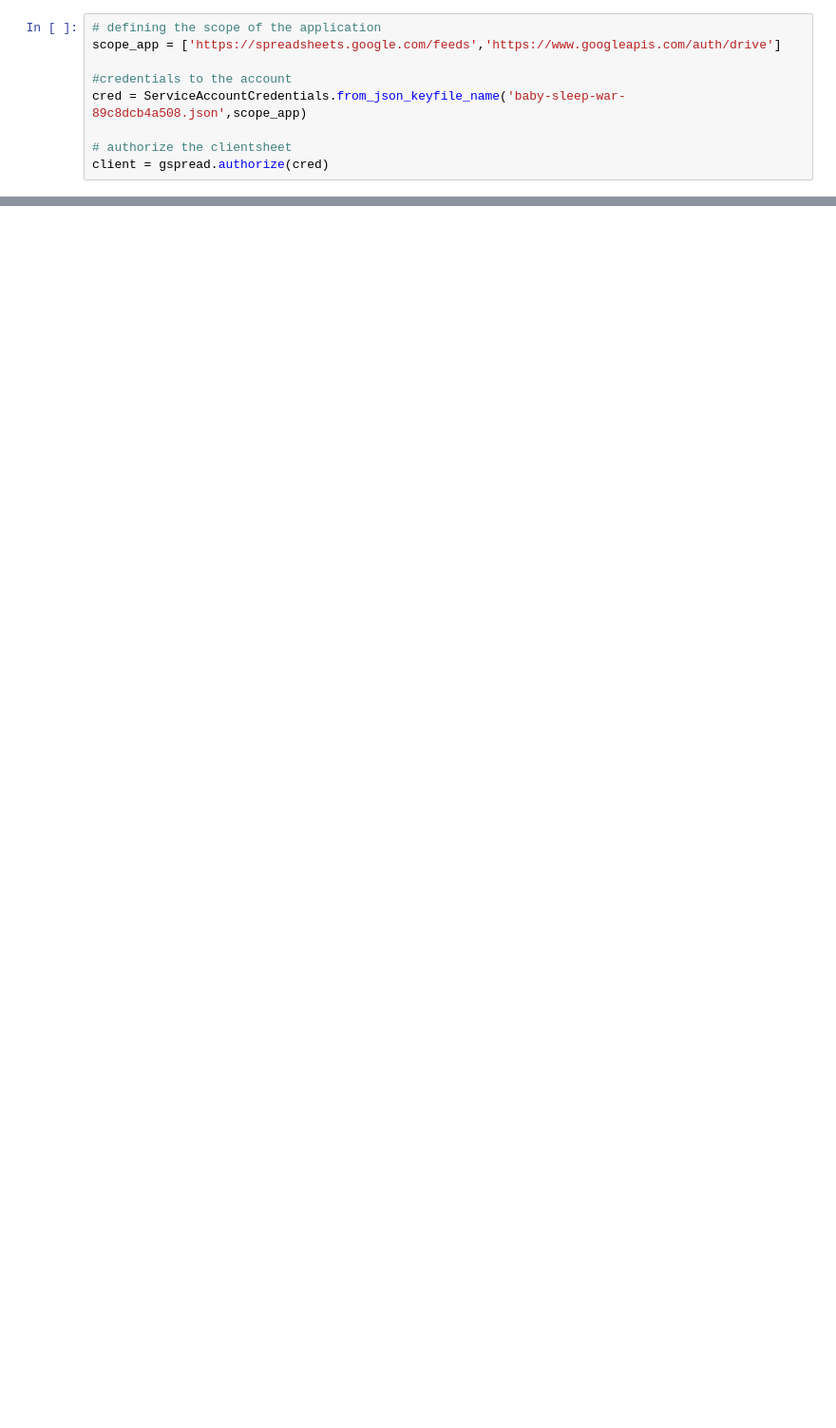
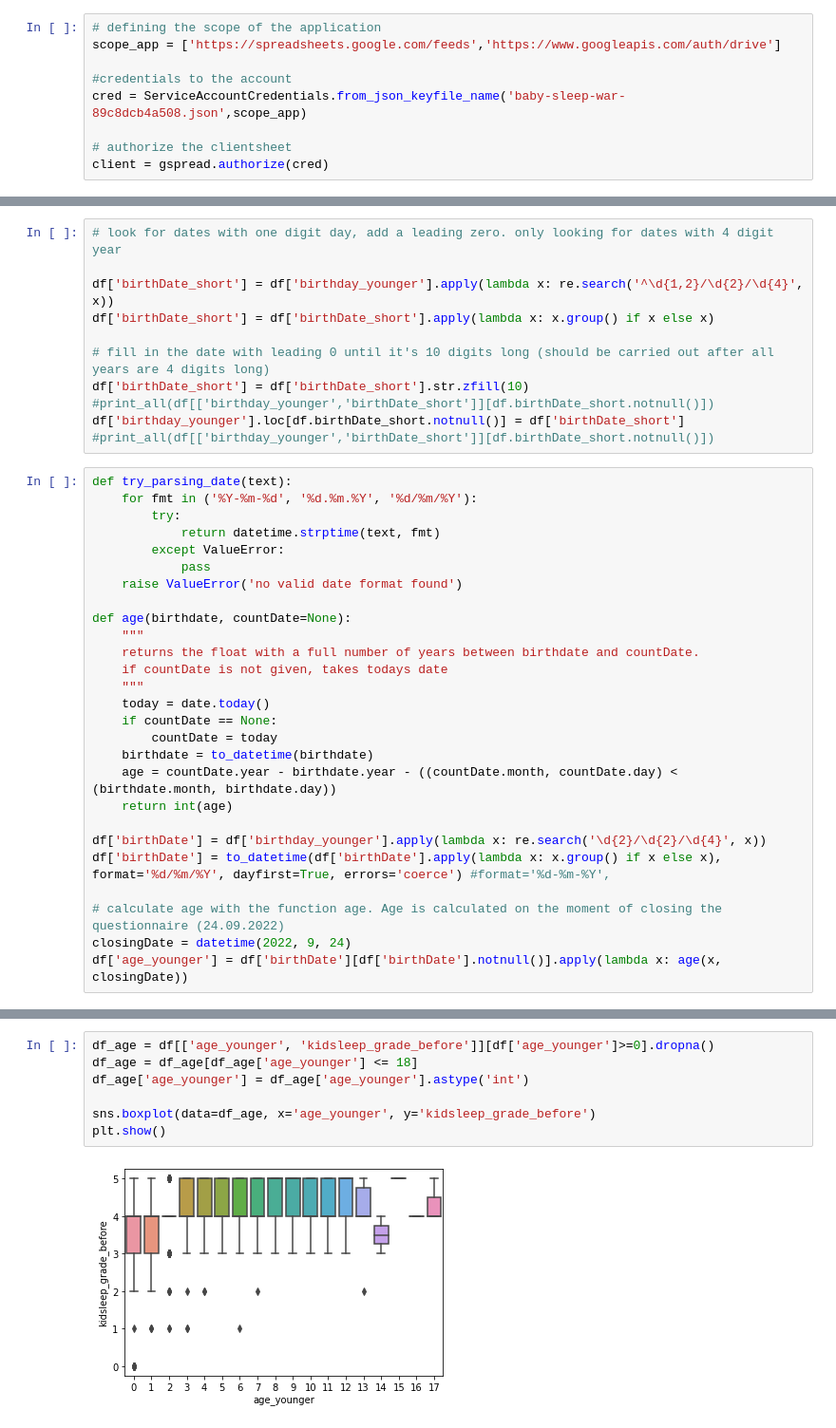
Before and after one commit to hexann666/baby-sleep_war, a Jupyter notebook: code/baby-sleep_war.ipynb, the cells around one changed output, grey strips where cells are left out. Shown at 95% size. Saved outputs shown, nothing was run; the diff lists cells and outputs as text; blank space fills up the shorter version.

```diff
--- a/code/baby-sleep_war.ipynb
+++ b/code/baby-sleep_war.ipynb
@@ -249,0 +423,38 @@ columns_eng = ['timestamp'
+# %%
+# look for dates with one digit day, add a leading zero. only looking for dates with 4 digit year
+
+df['birthDate_short'] = df['birthday_younger'].apply(lambda x: re.search('^\d{1,2}/\d{2}/\d{4}', x))
+df['birthDate_short'] = df['birthDate_short'].apply(lambda x: x.group() if x else x)
+
+# fill in the date with leading 0 until it's 10 digits long (should be carried out after all years are 4 digits long)
+df['birthDate_short'] = df['birthDate_short'].str.zfill(10)
+#print_all(df[['birthday_younger','birthDate_short']][df.birthDate_short.notnull()])
+df['birthday_younger'].loc[df.birthDate_short.notnull()] = df['birthDate_short']
+#print_all(df[['birthday_younger','birthDate_short']][df.birthDate_short.notnull()])
+# %%
+def try_parsing_date(text):
+    for fmt in ('%Y-%m-%d', '%d.%m.%Y', '%d/%m/%Y'):
+        try:
+            return datetime.strptime(text, fmt)
+        except ValueError:
+            pass
+    raise ValueError('no valid date format found')
+
+def age(birthdate, countDate=None):
+    """
+    returns the float with a full number of years between birthdate and countDate.
+    if countDate is not given, takes todays date
+    """
+    today = date.today()
+    if countDate == None:
+        countDate = today
+    birthdate = to_datetime(birthdate)
+    age = countDate.year - birthdate.year - ((countDate.month, countDate.day) < (birthdate.month, birthdate.day))
+    return int(age)
+
+df['birthDate'] = df['birthday_younger'].apply(lambda x: re.search('\d{2}/\d{2}/\d{4}', x))
+df['birthDate'] = to_datetime(df['birthDate'].apply(lambda x: x.group() if x else x), format='%d/%m/%Y', dayfirst=True, errors='coerce') #format='%d-%m-%Y',
+
+# calculate age with the function age. Age is calculated on the moment of closing the questionnaire (24.09.2022)
+closingDate = datetime(2022, 9, 24)
+df['age_younger'] = df['birthDate'][df['birthDate'].notnull()].apply(lambda x: age(x, closingDate))
@@ -249,0 +524,9 @@ columns_eng = ['timestamp'
+# %%
+df_age = df[['age_younger', 'kidsleep_grade_before']][df['age_younger']>=0].dropna()
+df_age = df_age[df_age['age_younger'] <= 18]
+df_age['age_younger'] = df_age['age_younger'].astype('int')
+
+sns.boxplot(data=df_age, x='age_younger', y='kidsleep_grade_before')
+plt.show()
+# %% [output]
+[figure, added]
```
Also changed, not shown: parts of 60 cells of this notebook, 2 other files.
